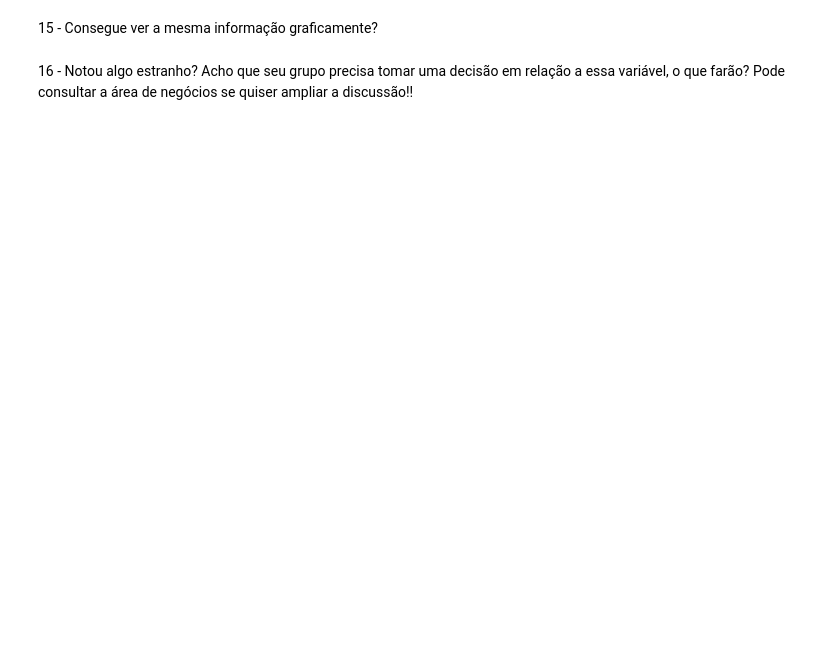
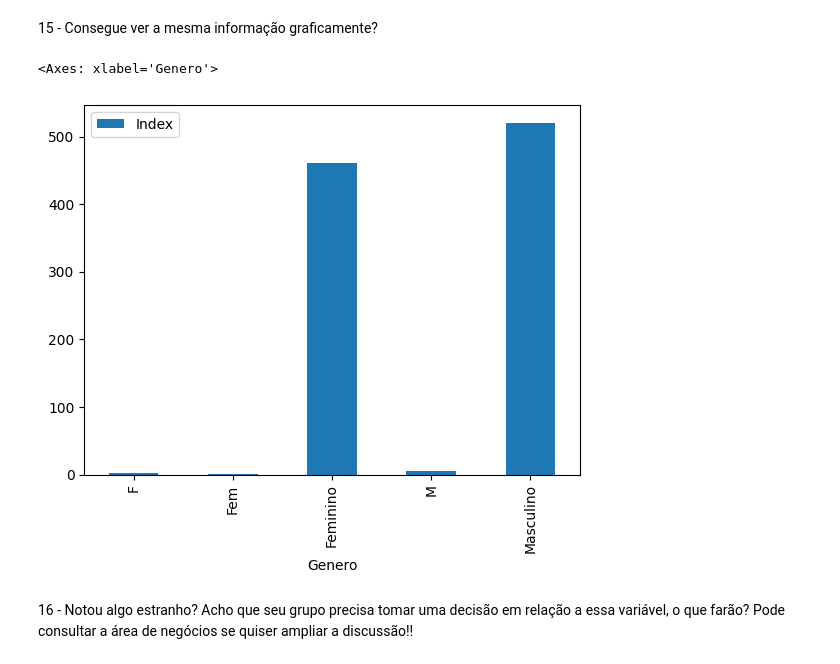
Before and after one commit to ceska68/Exercicios, a Jupyter notebook: Desafio_5_Limpando_um_dataset_.ipynb, the cells around one changed output. Saved outputs shown, nothing was run; the diff lists cells and outputs as text; code cells hidden in the pictures; blank space fills up the shorter version.

```diff
--- a/Desafio_5_Limpando_um_dataset_.ipynb
+++ b/Desafio_5_Limpando_um_dataset_.ipynb
@@ -66,5 +158,10 @@ https://pandas.pydata.org/docs/reference/api/pandas.DataFrame.plot.bar.html
 # %% [markdown]
 15 - Consegue ver a mesma informação graficamente?
+# %%
+df.groupby(['Genero'])[['Index']].count().plot(kind='bar')
+# %% [output]
+<Axes: xlabel='Genero'>
+[figure, added]
 # %% [markdown]
 16 - Notou algo estranho? Acho que seu grupo precisa tomar uma decisão em relação a essa variável, o que farão?
 Pode consultar a área de negócios se quiser ampliar a discussão!!
```
Also changed, not shown: parts of 21 cells of this notebook.
